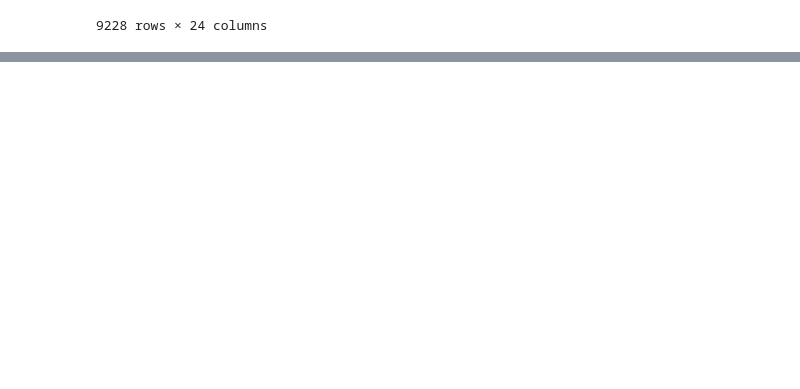
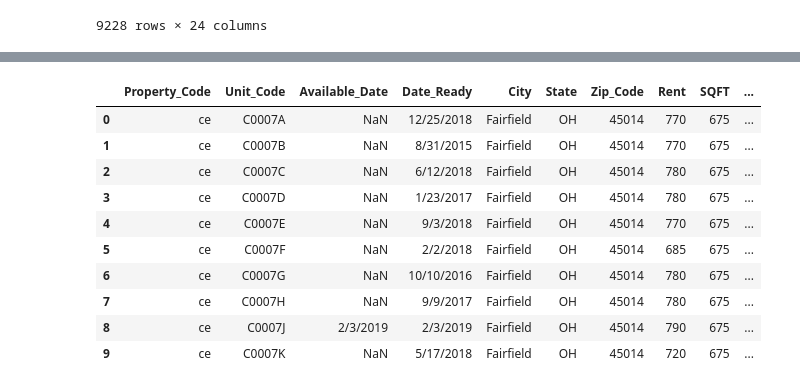
Before and after one commit to richinohio/Final_Project, a Jupyter notebook: Property_Status.ipynb, the cells around one changed output, grey strips where cells are left out. Drawn from its saved outputs; the diff is of its cells as text; code cells hidden in the pictures; blank space fills up the shorter version.

Commit message:
Com units df updated

```diff
--- a/Property_Status.ipynb
+++ b/Property_Status.ipynb
@@ -76,3 +70,7 @@ df.groupby(["Unit_Code", "Tenant_Code"]).count()
 |  | t0031084 | 15 | 0 | 15 | 0 | 15 | 15 | ... |
 |  | t0038251 | 20 | 0 | 20 | 0 | 20 | 20 | ... |
 9228 rows × 24 columns
+# %%
+filepath = os.path.join("common units.csv")
+df_units = pd.read_csv(filepath, skiprows=1)
+df_units.head(10)
@@ -78,0 +105,19 @@ df.groupby(["Unit_Code", "Tenant_Code"]).count()
+# %%
+#drop columns
+df_units2 = df_units.drop(columns=['Bldg_Code', 'Floor_Code','Rental_Type', 'Country', 'Ext_Ref_Unit_Id', 'Ref_Property_Id',
+       'Ref_Building_Id', 'Ref_Floor_Id','Address_1', 'Address_2', 'Address_3', 'Address_4','Unit_Type', 'Location', 'Attributes_2', 'Attributes_3', 'Attributes_4', 'Attributes_5',
+       'Attributes_6', 'Attributes_7', 'Attributes_8', 'Attributes_9','Attributes_10', 'MLA', 'Lease_Type', 'Userdefined_1',
+       'Userdefined_2', 'Userdefined_3', 'Userdefined_4', 'Userdefined_5','Userdefined_6', 'Userdefined_7', 'Userdefined_8', 'Userdefined_9','Userdefined_10',])
+df_units2.head(10)
+# %% [output]
+|  | Property_Code | Unit_Code | Available_Date | Date_Ready | City | State | Zip_Code | Rent | SQFT | ... |
+| 0 | ce | C0007A | NaN | 12/25/2018 | Fairfield | OH | 45014 | 770 | 675 | ... |
+| 1 | ce | C0007B | NaN | 8/31/2015 | Fairfield | OH | 45014 | 770 | 675 | ... |
+| 2 | ce | C0007C | NaN | 6/12/2018 | Fairfield | OH | 45014 | 780 | 675 | ... |
+| 3 | ce | C0007D | NaN | 1/23/2017 | Fairfield | OH | 45014 | 780 | 675 | ... |
+| 4 | ce | C0007E | NaN | 9/3/2018 | Fairfield | OH | 45014 | 770 | 675 | ... |
+| 5 | ce | C0007F | NaN | 2/2/2018 | Fairfield | OH | 45014 | 685 | 675 | ... |
+| 6 | ce | C0007G | NaN | 10/10/2016 | Fairfield | OH | 45014 | 780 | 675 | ... |
+| 7 | ce | C0007H | NaN | 9/9/2017 | Fairfield | OH | 45014 | 780 | 675 | ... |
+| 8 | ce | C0007J | 2/3/2019 | 2/3/2019 | Fairfield | OH | 45014 | 790 | 675 | ... |
+| 9 | ce | C0007K | NaN | 5/17/2018 | Fairfield | OH | 45014 | 720 | 675 | ... |
```
Also changed, not shown: parts of 8 cells of this notebook, 1 other file.
